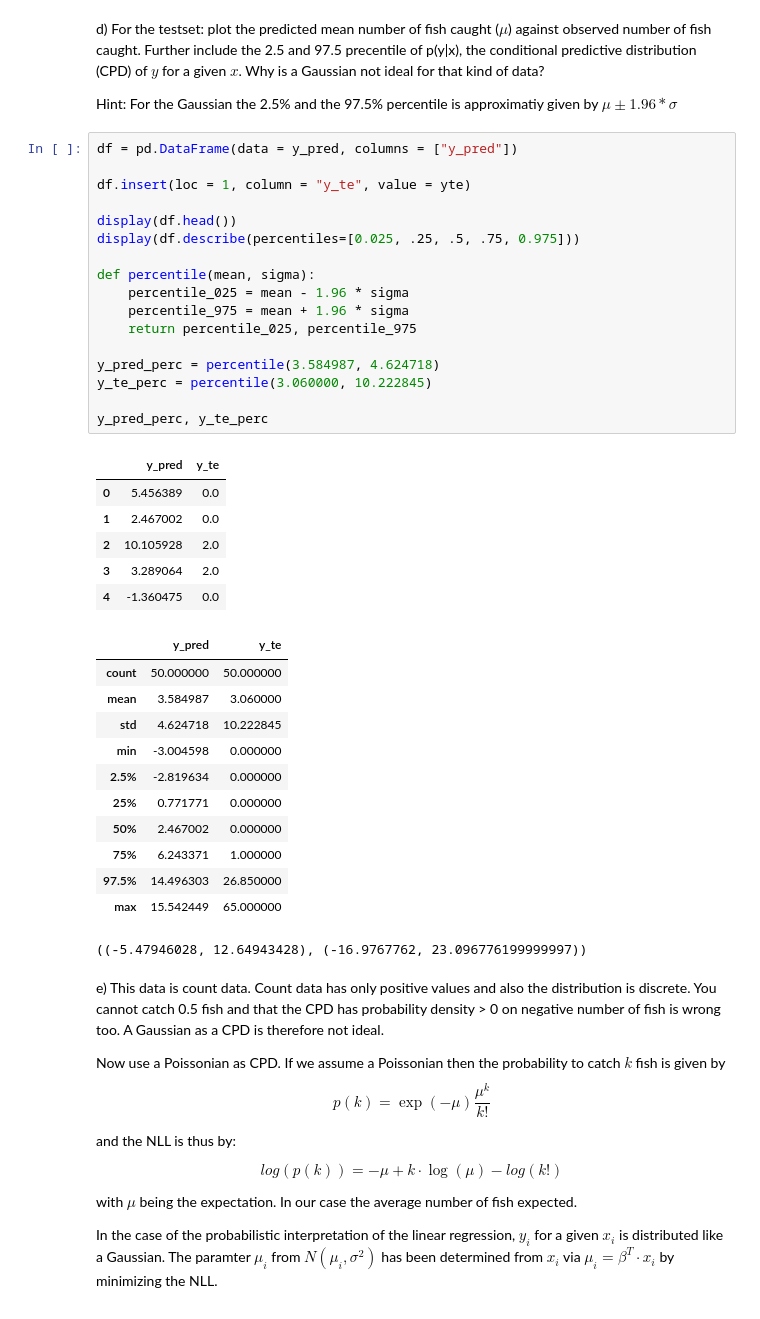
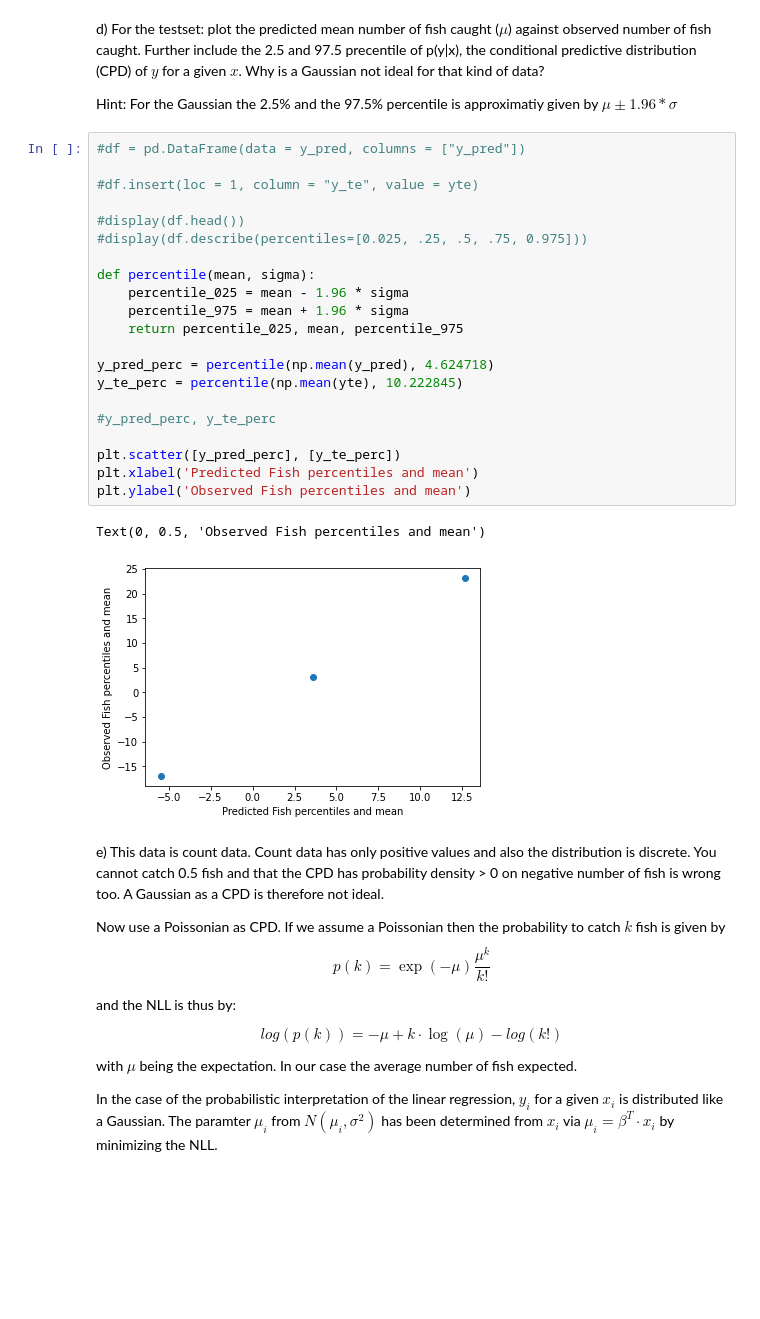
Before and after one commit to LasterSlaster/ML_A2, a Jupyter notebook: Linear_Regression_nolsg.ipynb, the cells around one changed output. Cells and saved outputs as stored; diff of their text form; blank space fills up the shorter version.

```diff
--- a/Linear_Regression_nolsg.ipynb
+++ b/Linear_Regression_nolsg.ipynb
@@ -154,41 +154,29 @@ d) For the testset: plot the predicted mean number of fish caught ($\mu$) agains
 
 Hint: For the Gaussian the 2.5% and the 97.5% percentile is approximatiy given by $\mu \pm 1.96*\sigma$
 # %%
-df = pd.DataFrame(data = y_pred, columns = ["y_pred"])
+#df = pd.DataFrame(data = y_pred, columns = ["y_pred"])
 
-df.insert(loc = 1, column = "y_te", value = yte)
+#df.insert(loc = 1, column = "y_te", value = yte)
 
-display(df.head())
-display(df.describe(percentiles=[0.025, .25, .5, .75, 0.975]))
+#display(df.head())
+#display(df.describe(percentiles=[0.025, .25, .5, .75, 0.975]))
 
 def percentile(mean, sigma):
     percentile_025 = mean - 1.96 * sigma
     percentile_975 = mean + 1.96 * sigma
-    return percentile_025, percentile_975
+    return percentile_025, mean, percentile_975
 
-y_pred_perc = percentile(3.584987, 4.624718)
-y_te_perc = percentile(3.060000, 10.222845)
+y_pred_perc = percentile(np.mean(y_pred), 4.624718)
+y_te_perc = percentile(np.mean(yte), 10.222845)
 
-y_pred_perc, y_te_perc
+#y_pred_perc, y_te_perc
+
+plt.scatter([y_pred_perc], [y_te_perc])
+plt.xlabel('Predicted Fish percentiles and mean')
+plt.ylabel('Observed Fish percentiles and mean')
 # %% [output]
-|  | y_pred | y_te |
-| 0 | 5.456389 | 0.0 |
-| 1 | 2.467002 | 0.0 |
-| 2 | 10.105928 | 2.0 |
-| 3 | 3.289064 | 2.0 |
-| 4 | -1.360475 | 0.0 |
-|  | y_pred | y_te |
-| count | 50.000000 | 50.000000 |
-| mean | 3.584987 | 3.060000 |
-| std | 4.624718 | 10.222845 |
-| min | -3.004598 | 0.000000 |
-| 2.5% | -2.819634 | 0.000000 |
-| 25% | 0.771771 | 0.000000 |
-| 50% | 2.467002 | 0.000000 |
-| 75% | 6.243371 | 1.000000 |
-| 97.5% | 14.496303 | 26.850000 |
-| max | 15.542449 | 65.000000 |
-((-5.47946028, 12.64943428), (-16.9767762, 23.096776199999997))
+Text(0, 0.5, 'Observed Fish percentiles and mean')
+[figure, added]
 # %% [markdown]
 e) This data is count data. Count data has only positive values and also the distribution is discrete. You cannot catch 0.5 fish and that the CPD has probability density > 0 on negative number of fish is wrong too. A Gaussian as a CPD is therefore not ideal.
 
```
Also changed, not shown: parts of 3 cells of this notebook.
